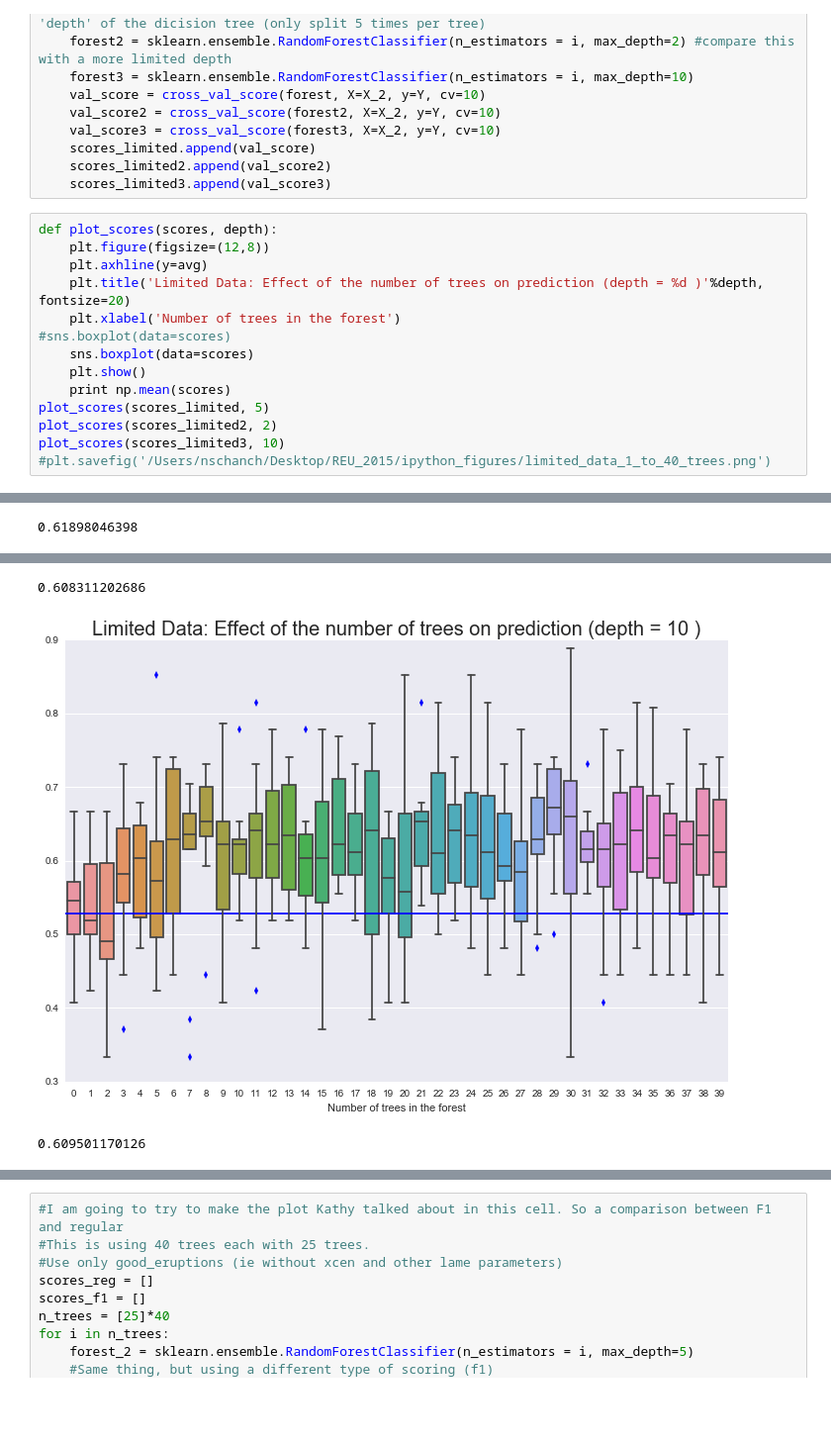
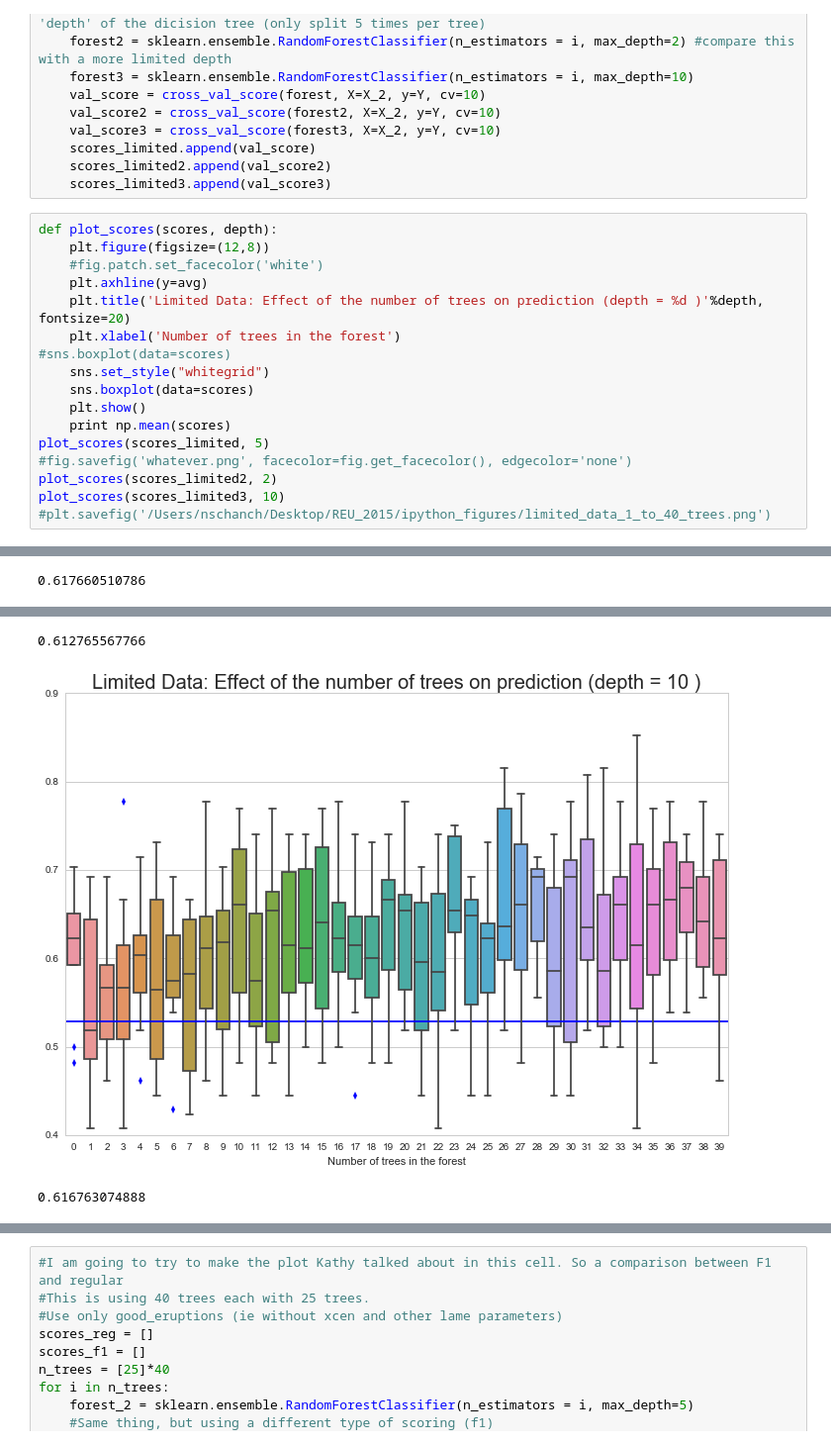
Before and after one commit to Nschanche/Filament_tracking, a Jupyter notebook: Filament_statistics.ipynb, the cells around one changed output, grey strips where cells are left out. Shown at 99% size. Drawn from its saved outputs; the diff is of its cells as text; blank space fills up the shorter version.

Commit message:
modified statistics plots -NS

```diff
--- a/Filament_statistics.ipynb
+++ b/Filament_statistics.ipynb
@@ -810,14 +810,17 @@ for i in n_trees:
 # %%
 def plot_scores(scores, depth):
     plt.figure(figsize=(12,8))
+    #fig.patch.set_facecolor('white')
     plt.axhline(y=avg)
     plt.title('Limited Data: Effect of the number of trees on prediction (depth = %d )'%depth, fontsize=20)
     plt.xlabel('Number of trees in the forest')
 #sns.boxplot(data=scores)
+    sns.set_style("whitegrid")
     sns.boxplot(data=scores)
     plt.show()
     print np.mean(scores)
 plot_scores(scores_limited, 5)
+#fig.savefig('whatever.png', facecolor=fig.get_facecolor(), edgecolor='none')
 plot_scores(scores_limited2, 2)
 plot_scores(scores_limited3, 10)
 #plt.savefig('/Users/nschanch/Desktop/REU_2015/ipython_figures/limited_data_1_to_40_trees.png')
@@ -826 +829 @@ plot_scores(scores_limited3, 10)
-0.61898046398
+0.617660510786
@@ -828,6 +831,6 @@ plot_scores(scores_limited3, 10)
-0.608311202686
+0.612765567766
-[figure, old version]
+[figure, new version]
-0.609501170126
+0.616763074888
 # %%
 #Which features are most useful for prediction?
 #I am using the entire forest from above to find the feature importance.
```
Also changed, not shown: parts of 25 cells of this notebook.
